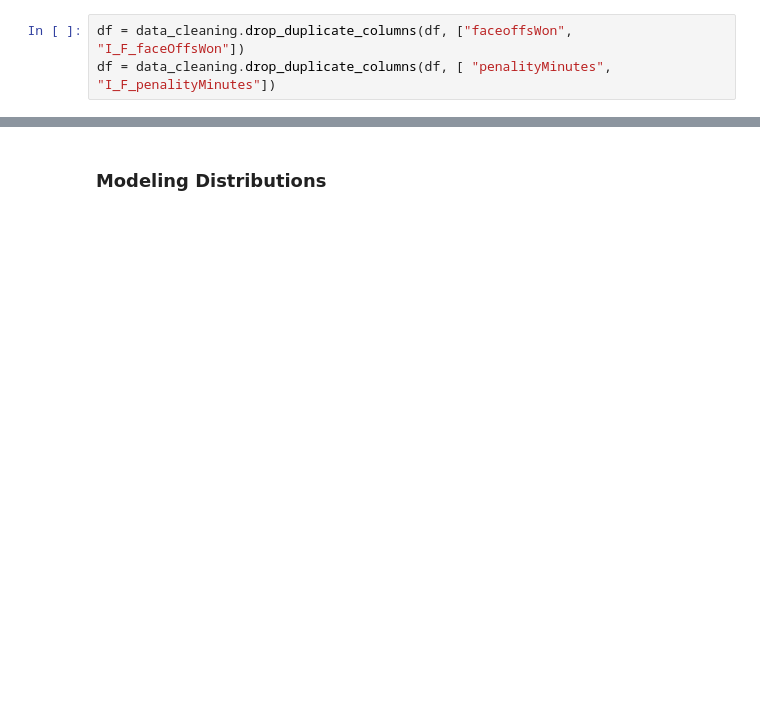
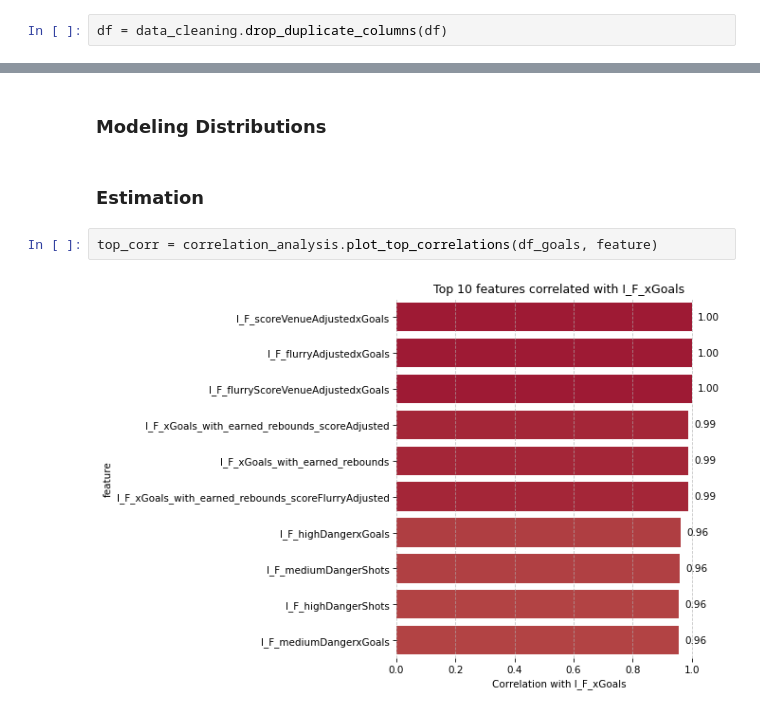
Before and after one commit to thedanicode24/moneypuck-data, a Jupyter notebook: skaters/expected-goals.ipynb, the cells around one changed output, grey strips where cells are left out. Cells and saved outputs as stored; diff of their text form; blank space fills up the shorter version.

```diff
--- a/skaters/expected-goals.ipynb
+++ b/skaters/expected-goals.ipynb
@@ -55,6 +78,5 @@ data_cleaning.report_nan(df)
 # %% [output]
 No missing values found.
 # %%
-df = data_cleaning.drop_duplicate_columns(df, ["faceoffsWon", "I_F_faceOffsWon"])
-df = data_cleaning.drop_duplicate_columns(df, [ "penalityMinutes", "I_F_penalityMinutes"])
+df = data_cleaning.drop_duplicate_columns(df)
 # %% [output]
@@ -139,2 +150,8 @@ da.plot_two_cdfs(vals1, vals2, name1="Forward", name2="Defencemen", xlabel="Expe
 # %% [markdown]
 ### Modeling Distributions
+# %% [markdown]
+### Estimation
+# %%
+top_corr = correlation_analysis.plot_top_correlations(df_goals, feature)
+# %% [output]
+[figure, added]
```
Also changed, not shown: parts of 23 cells of this notebook, 3 other files.
